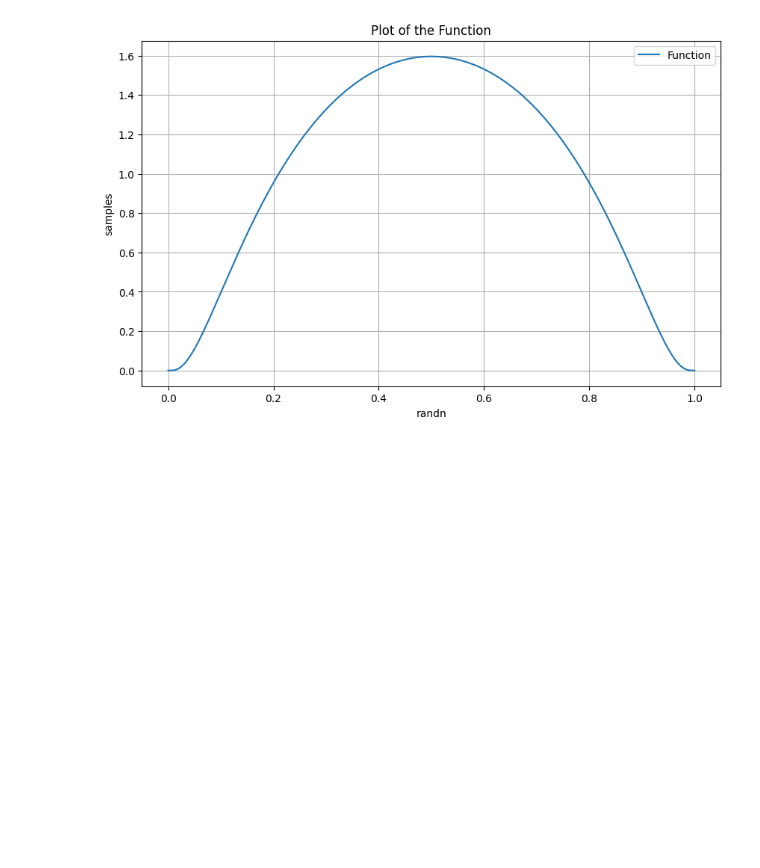
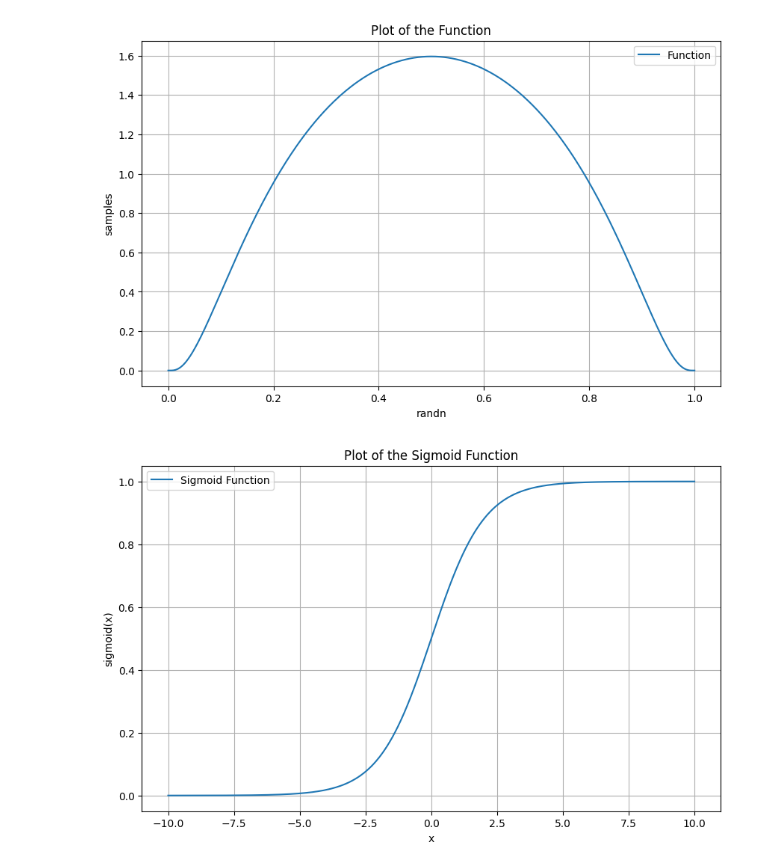
Before and after one commit to kkj15dk/ProtDiffusion, a Jupyter notebook: logitnorm.ipynb, the cells around one changed output. Drawn from its saved outputs; the diff is of its cells as text; code cells hidden in the pictures; blank space fills up the shorter version.

```diff
--- a/logitnorm.ipynb
+++ b/logitnorm.ipynb
@@ -32,3 +32,33 @@ plt.grid(True)
 plt.show()
 # %% [output]
 [figure]
+# %%
+import torch
+import matplotlib.pyplot as plt
+import numpy as np
+
+# Define the sigmoid function
+def sigmoid(x):
+    return 1 / (1 + torch.exp(-(x)))
+
+# Generate x values from -10 to 10
+x_values = torch.linspace(-10, 10, steps=1000)
+
+# Compute the sigmoid values
+sigmoid_values = sigmoid(x_values)
+
+# Convert to numpy for plotting
+x_values_np = x_values.numpy()
+sigmoid_values_np = sigmoid_values.numpy()
+
+# Plot the function
+plt.figure(figsize=(10, 6))
+plt.plot(x_values_np, sigmoid_values_np, label='Sigmoid Function')
+plt.xlabel('x')
+plt.ylabel('sigmoid(x)')
+plt.title('Plot of the Sigmoid Function')
+plt.legend()
+plt.grid(True)
+plt.show()
+# %% [output]
+[figure, added]
```
Also changed, not shown: parts of 1 cell of this notebook, 2 other files.
